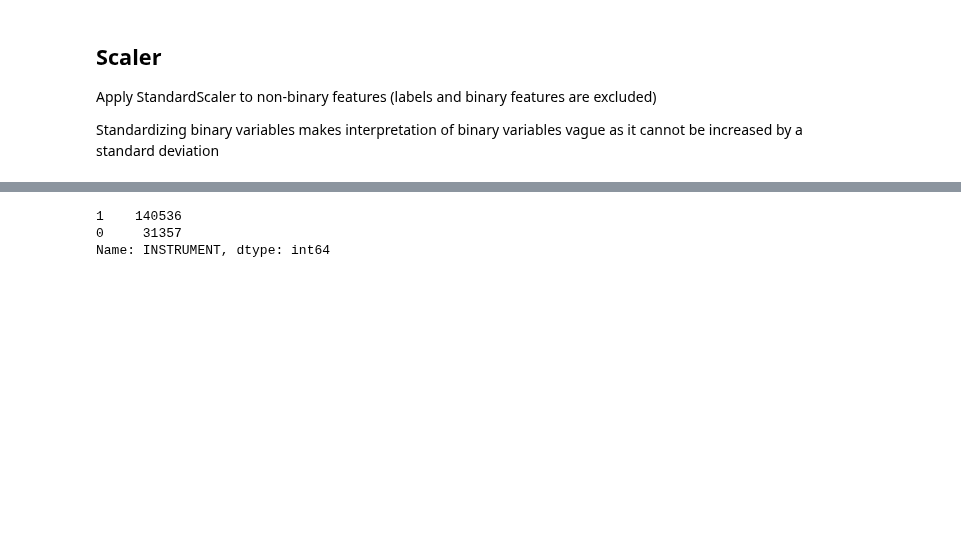
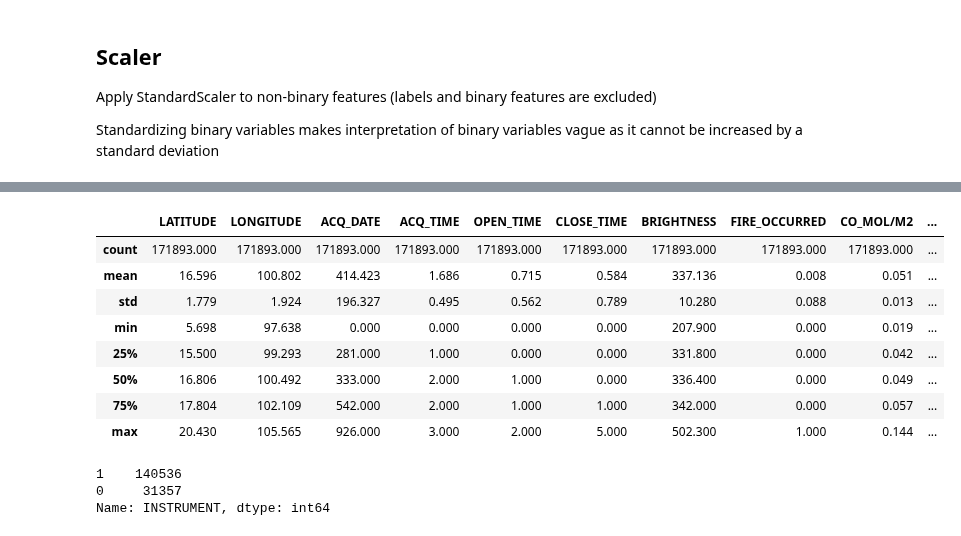
Before and after one commit to ManapatWeeramongkolkul/ForestFireML, a Jupyter notebook: DataPreparation_Pipeline.ipynb, the cells around one changed output, grey strips where cells are left out. Cells and saved outputs as stored; diff of their text form; code cells hidden in the pictures; blank space fills up the shorter version.

```diff
--- a/DataPreparation_Pipeline.ipynb
+++ b/DataPreparation_Pipeline.ipynb
@@ -479,3 +479,15 @@ df.head()
+# %%
+df.describe()
+# %% [output]
+|  | LATITUDE | LONGITUDE | ACQ_DATE | ACQ_TIME | OPEN_TIME | CLOSE_TIME | BRIGHTNESS | FIRE_OCCURRED | CO_MOL/M2 | ... |
+| count | 171893.000 | 171893.000 | 171893.000 | 171893.000 | 171893.000 | 171893.000 | 171893.000 | 171893.000 | 171893.000 | ... |
+| mean | 16.596 | 100.802 | 414.423 | 1.686 | 0.715 | 0.584 | 337.136 | 0.008 | 0.051 | ... |
+| std | 1.779 | 1.924 | 196.327 | 0.495 | 0.562 | 0.789 | 10.280 | 0.088 | 0.013 | ... |
+| min | 5.698 | 97.638 | 0.000 | 0.000 | 0.000 | 0.000 | 207.900 | 0.000 | 0.019 | ... |
+| 25% | 15.500 | 99.293 | 281.000 | 1.000 | 0.000 | 0.000 | 331.800 | 0.000 | 0.042 | ... |
+| 50% | 16.806 | 100.492 | 333.000 | 2.000 | 1.000 | 0.000 | 336.400 | 0.000 | 0.049 | ... |
+| 75% | 17.804 | 102.109 | 542.000 | 2.000 | 1.000 | 1.000 | 342.000 | 0.000 | 0.057 | ... |
+| max | 20.430 | 105.565 | 926.000 | 3.000 | 2.000 | 5.000 | 502.300 | 1.000 | 0.144 | ... |
 # %%
 display(df['INSTRUMENT'].value_counts())
 display(df['DRY_SEASON'].value_counts())
```
Also changed, not shown: parts of 14 cells of this notebook.
